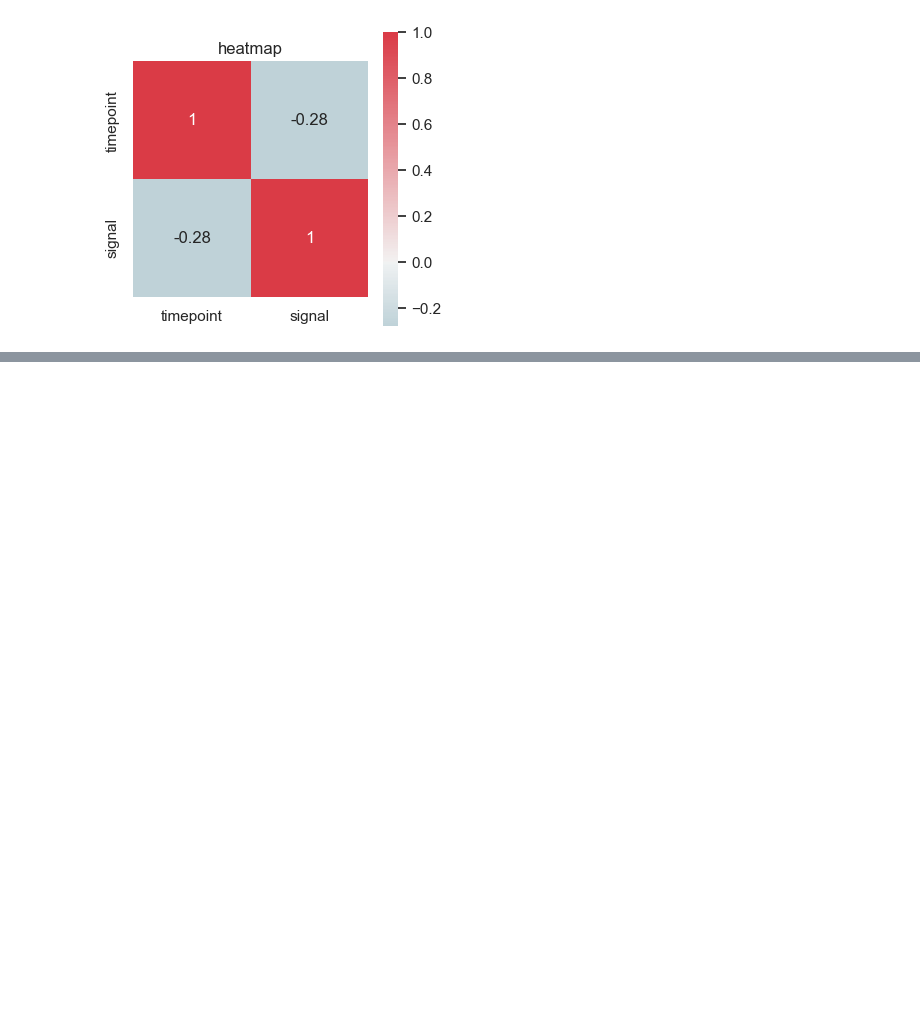
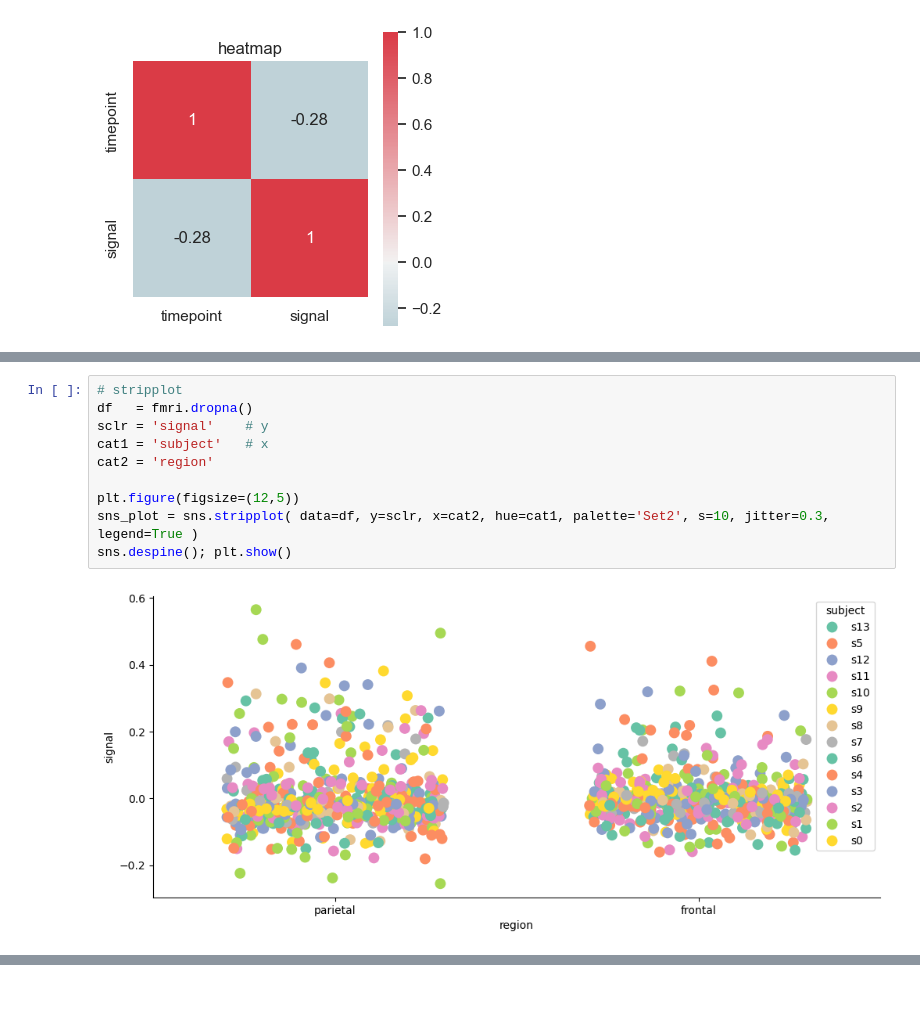
Before and after one commit to seyed7seyed/Python_Libraries, a Jupyter notebook: matplotlib_seaborn.ipynb, the cells around one changed output, grey strips where cells are left out. Cells and saved outputs as stored; diff of their text form; blank space fills up the shorter version.

```diff
--- a/matplotlib_seaborn.ipynb
+++ b/matplotlib_seaborn.ipynb
@@ -1196,0 +1259,12 @@ plt.show()
+# %%
+# stripplot
+df   = fmri.dropna()
+sclr = 'signal'    # y
+cat1 = 'subject'   # x
+cat2 = 'region'
+
+plt.figure(figsize=(12,5))
+sns_plot = sns.stripplot( data=df, y=sclr, x=cat2, hue=cat1, palette='Set2', s=10, jitter=0.3, legend=True )
+sns.despine(); plt.show()
+# %% [output]
+[figure, added]
```
Also changed, not shown: parts of 18 cells of this notebook.
